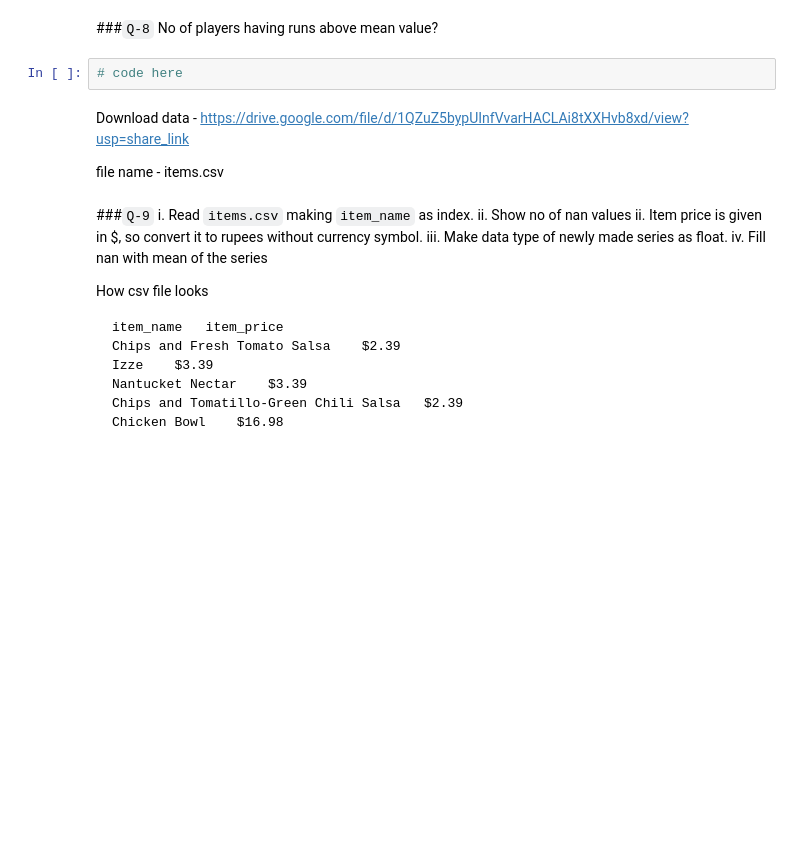
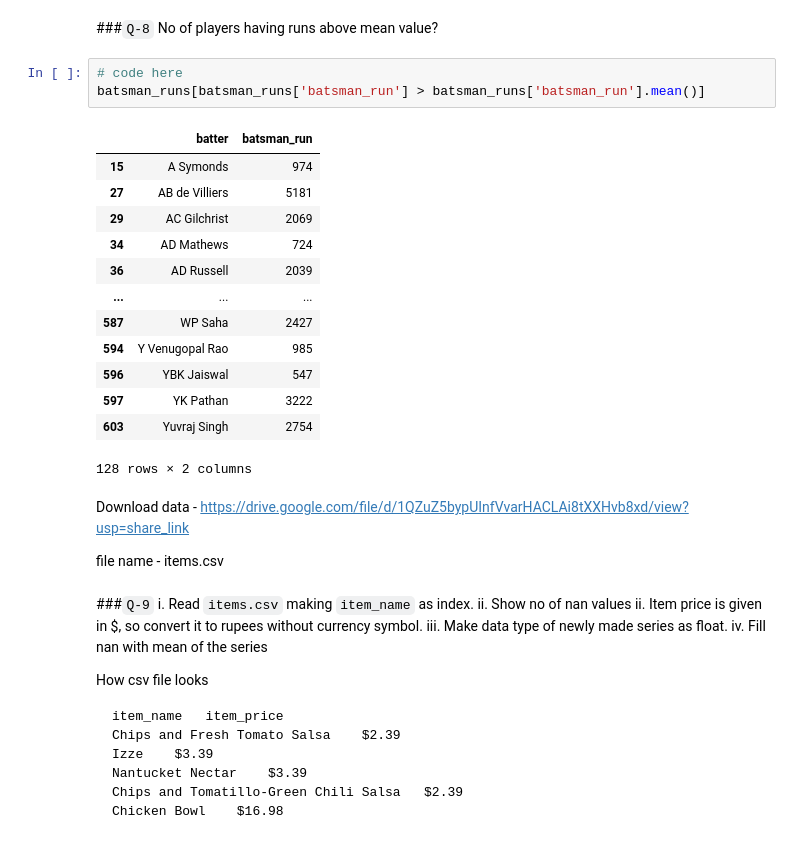
Before and after one commit to uzairkbrr/University, a Jupyter notebook: Python/07_Pandas/Series/Tasks/series-tasks.ipynb, the cells around one changed output. Cells and saved outputs as stored; diff of their text form; blank space fills up the shorter version.

```diff
--- a/Python/07_Pandas/Series/Tasks/series-tasks.ipynb
+++ b/Python/07_Pandas/Series/Tasks/series-tasks.ipynb
@@ -37,6 +188,21 @@ Below questions are based on this data.
 ###`Q-8` No of players having runs above mean value?
 # %%
 # code here
+batsman_runs[batsman_runs['batsman_run'] > batsman_runs['batsman_run'].mean()]
+# %% [output]
+|  | batter | batsman_run |
+| 15 | A Symonds | 974 |
+| 27 | AB de Villiers | 5181 |
+| 29 | AC Gilchrist | 2069 |
+| 34 | AD Mathews | 724 |
+| 36 | AD Russell | 2039 |
+| ... | ... | ... |
+| 587 | WP Saha | 2427 |
+| 594 | Y Venugopal Rao | 985 |
+| 596 | YBK Jaiswal | 547 |
+| 597 | YK Pathan | 3222 |
+| 603 | Yuvraj Singh | 2754 |
+128 rows × 2 columns
 # %% [markdown]
 Download data - https://drive.google.com/file/d/1QZuZ5bypUInfVvarHACLAi8tXXHvb8xd/view?usp=share_link
 
```
Also changed, not shown: parts of 17 cells of this notebook, 2 other files.
